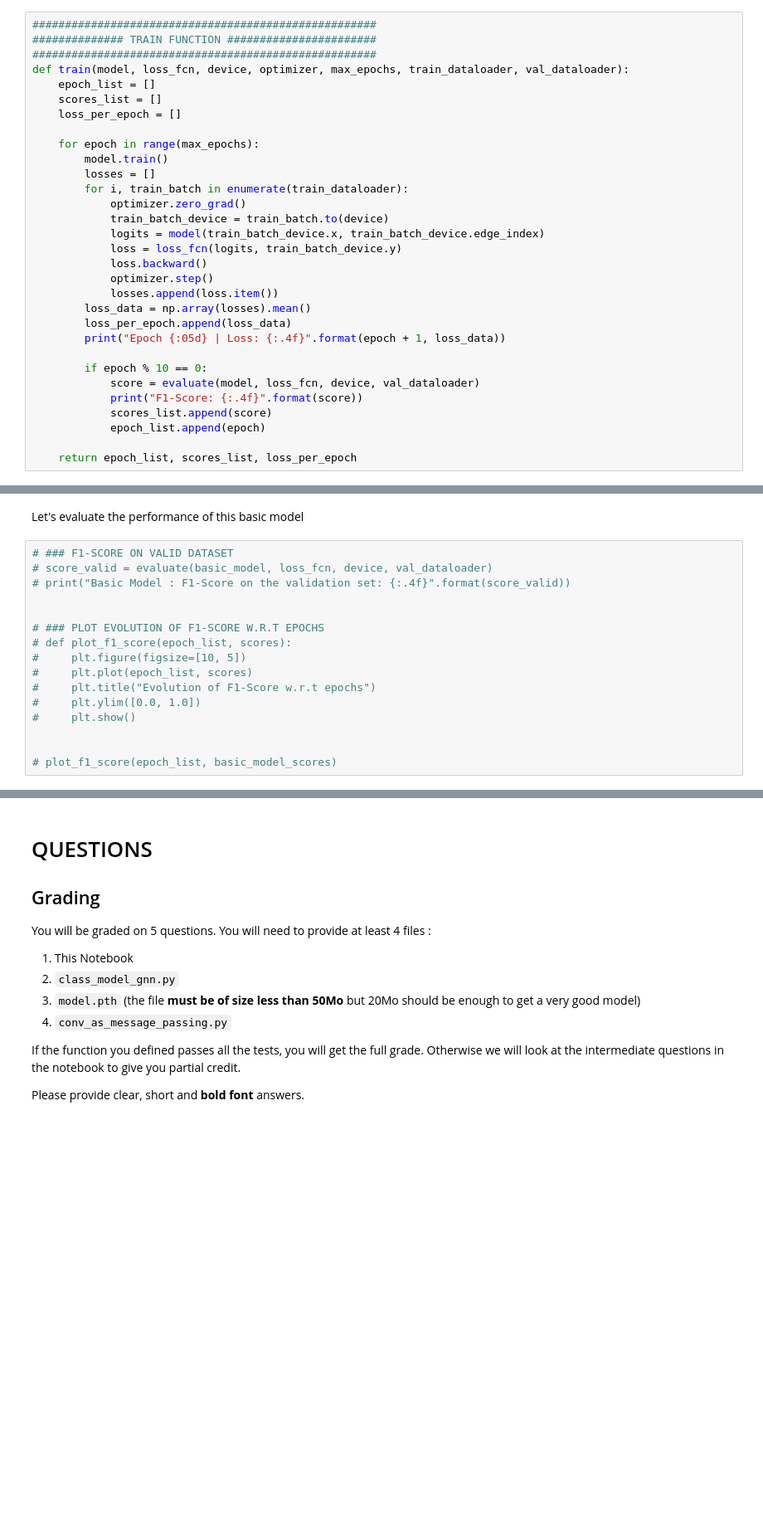
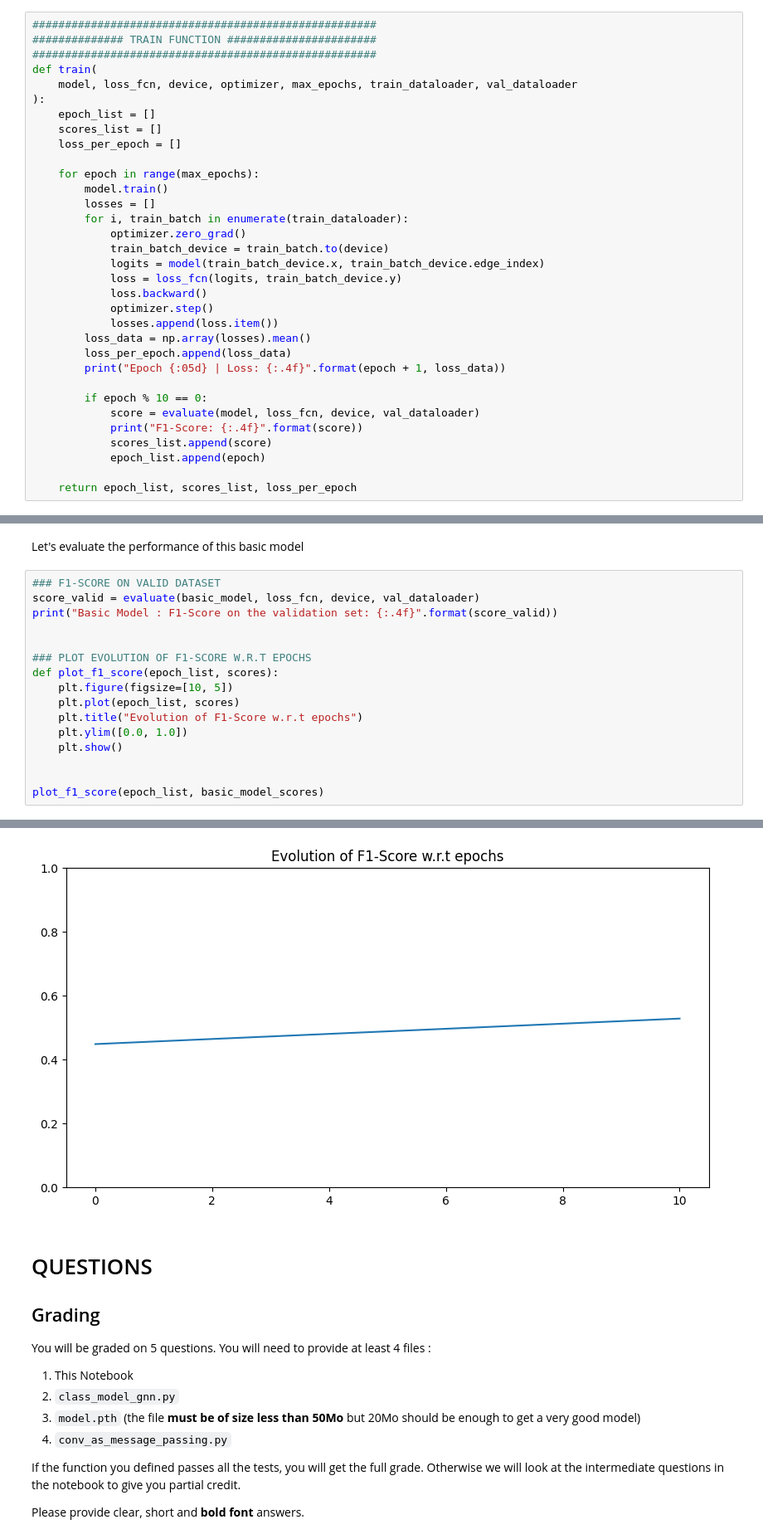
Before and after one commit to matthieuneau/deep-learning-practice, a Jupyter notebook: TP3.ipynb, the cells around one changed output, grey strips where cells are left out. Shown at 83% size. Drawn from its saved outputs; the diff is of its cells as text; blank space fills up the shorter version.

```diff
--- a/TP3.ipynb
+++ b/TP3.ipynb
@@ -179,7 +152,9 @@ Next we construct the function to train the model.
 #####################################################
 ############## TRAIN FUNCTION #######################
 #####################################################
-def train(model, loss_fcn, device, optimizer, max_epochs, train_dataloader, val_dataloader):
+def train(
+    model, loss_fcn, device, optimizer, max_epochs, train_dataloader, val_dataloader
+):
     epoch_list = []
     scores_list = []
     loss_per_epoch = []
@@ -233,18 +225,19 @@ optimizer = torch.optim.Adam(basic_model.parameters(), lr=0.005)
 # %% [markdown]
 Let's evaluate the performance of this basic model
 # %%
-# ### F1-SCORE ON VALID DATASET
-# score_valid = evaluate(basic_model, loss_fcn, device, val_dataloader)
-# print("Basic Model : F1-Score on the validation set: {:.4f}".format(score_valid))
+### F1-SCORE ON VALID DATASET
+score_valid = evaluate(basic_model, loss_fcn, device, val_dataloader)
+print("Basic Model : F1-Score on the validation set: {:.4f}".format(score_valid))
 
 
-# ### PLOT EVOLUTION OF F1-SCORE W.R.T EPOCHS
-# def plot_f1_score(epoch_list, scores):
-#     plt.figure(figsize=[10, 5])
-#     plt.plot(epoch_list, scores)
-#     plt.title("Evolution of F1-Score w.r.t epochs")
-#     plt.ylim([0.0, 1.0])
-#     plt.show()
+### PLOT EVOLUTION OF F1-SCORE W.R.T EPOCHS
+def plot_f1_score(epoch_list, scores):
+    plt.figure(figsize=[10, 5])
+    plt.plot(epoch_list, scores)
+    plt.title("Evolution of F1-Score w.r.t epochs")
+    plt.ylim([0.0, 1.0])
+    plt.show()
 
 
-# plot_f1_score(epoch_list, basic_model_scores)
+plot_f1_score(epoch_list, basic_model_scores)
+# %% [output]
@@ -251,3 +245,4 @@ Let's evaluate the performance of this basic model
+[figure, added]
 # %% [markdown]
 # QUESTIONS
 
```
Also changed, not shown: parts of 14 cells of this notebook, 3 other files.
